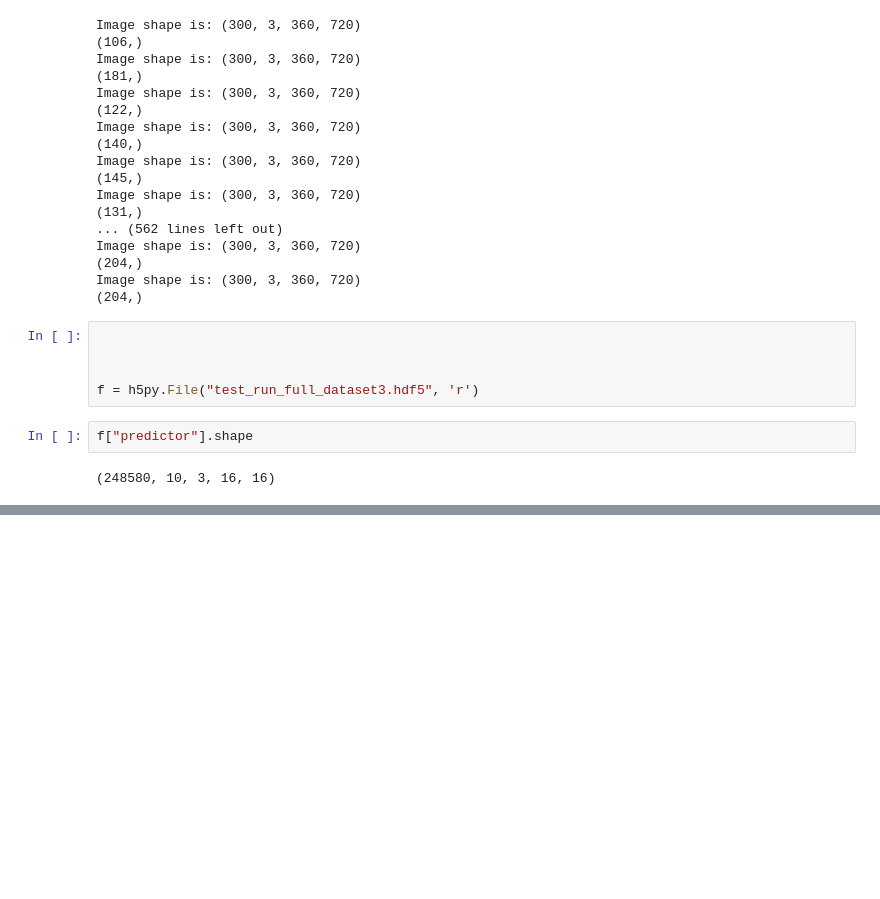
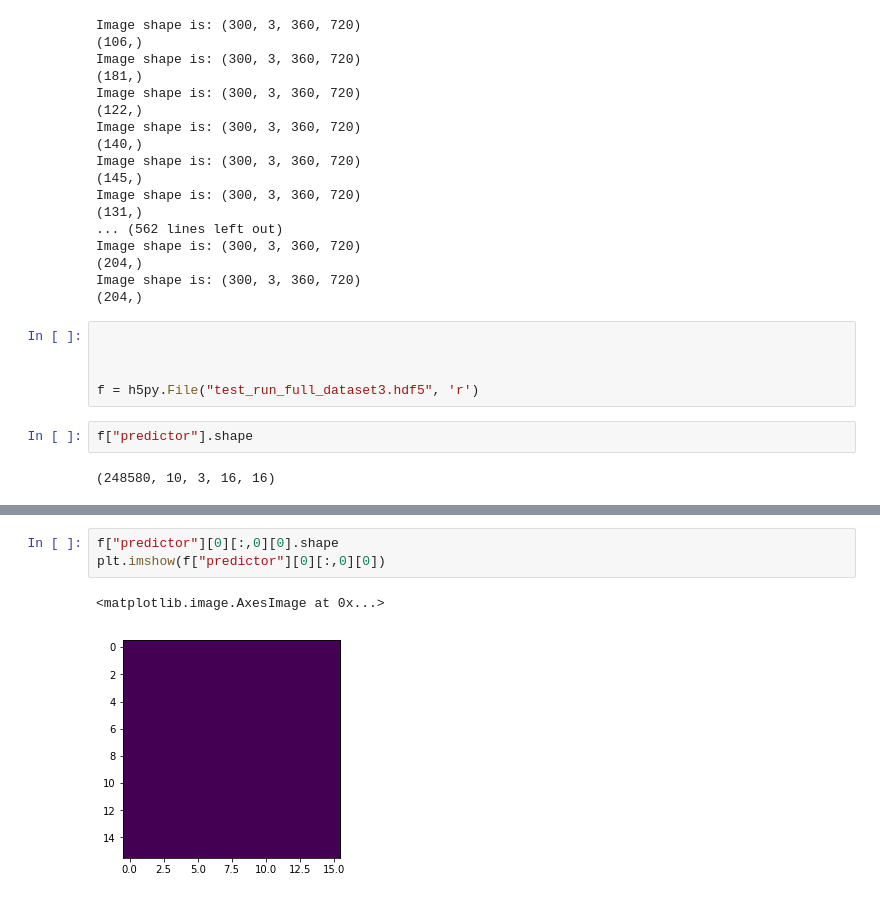
Before and after one commit to Garethlomax/acse-9-independent-research-project-Garethlomax, a Jupyter notebook: dataset_construction.ipynb, the cells around one changed output, grey strips where cells are left out. Cells and saved outputs as stored; diff of their text form; blank space fills up the shorter version.

```diff
--- a/dataset_construction.ipynb
+++ b/dataset_construction.ipynb
@@ -577,0 +598,6 @@ for i in range(10):
+# %%
+f["predictor"][0][:,0][0].shape
+plt.imshow(f["predictor"][0][:,0][0])
+# %% [output]
+<matplotlib.image.AxesImage at 0x...>
+[figure, added]
```
Also changed, not shown: parts of 4 cells of this notebook.
